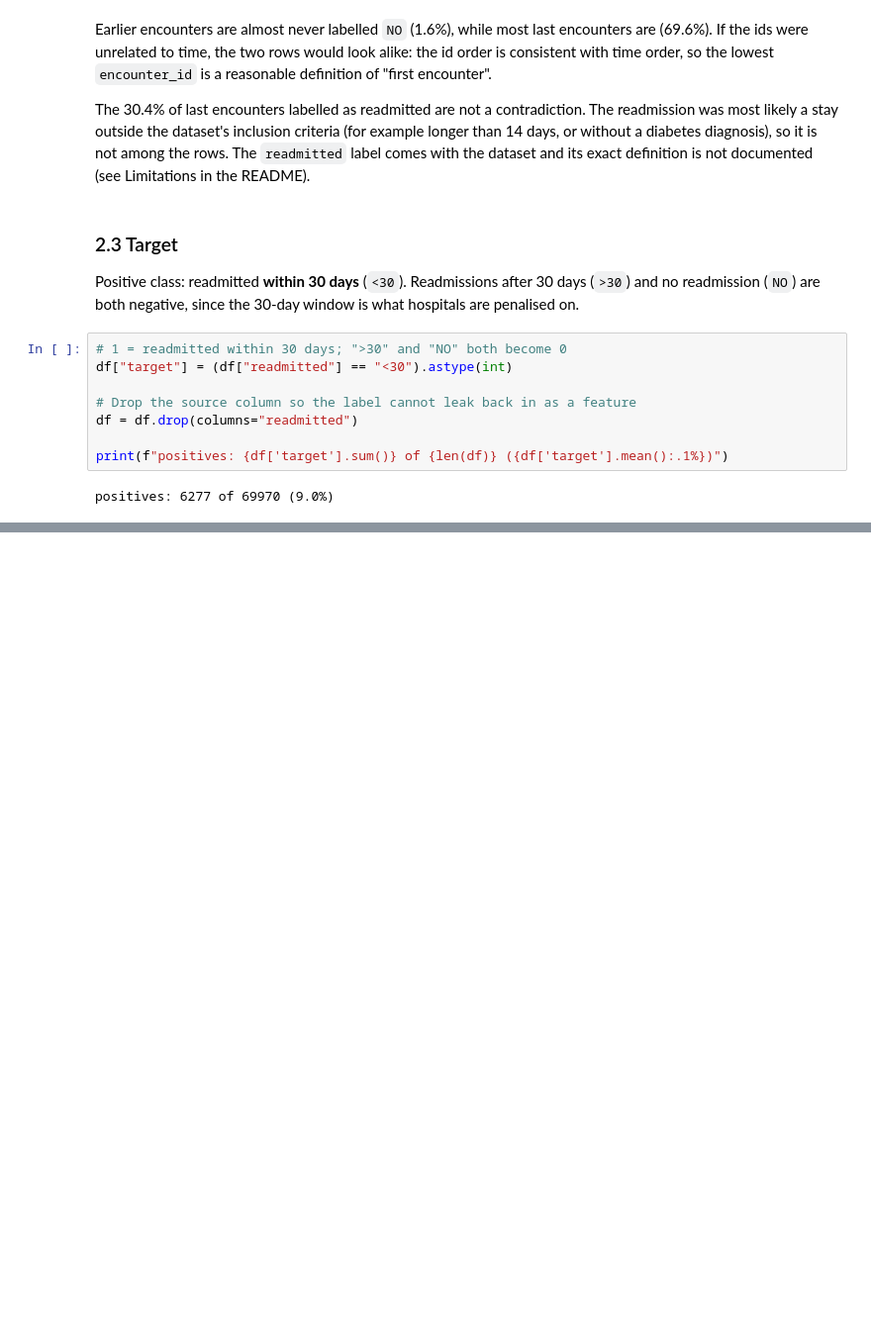
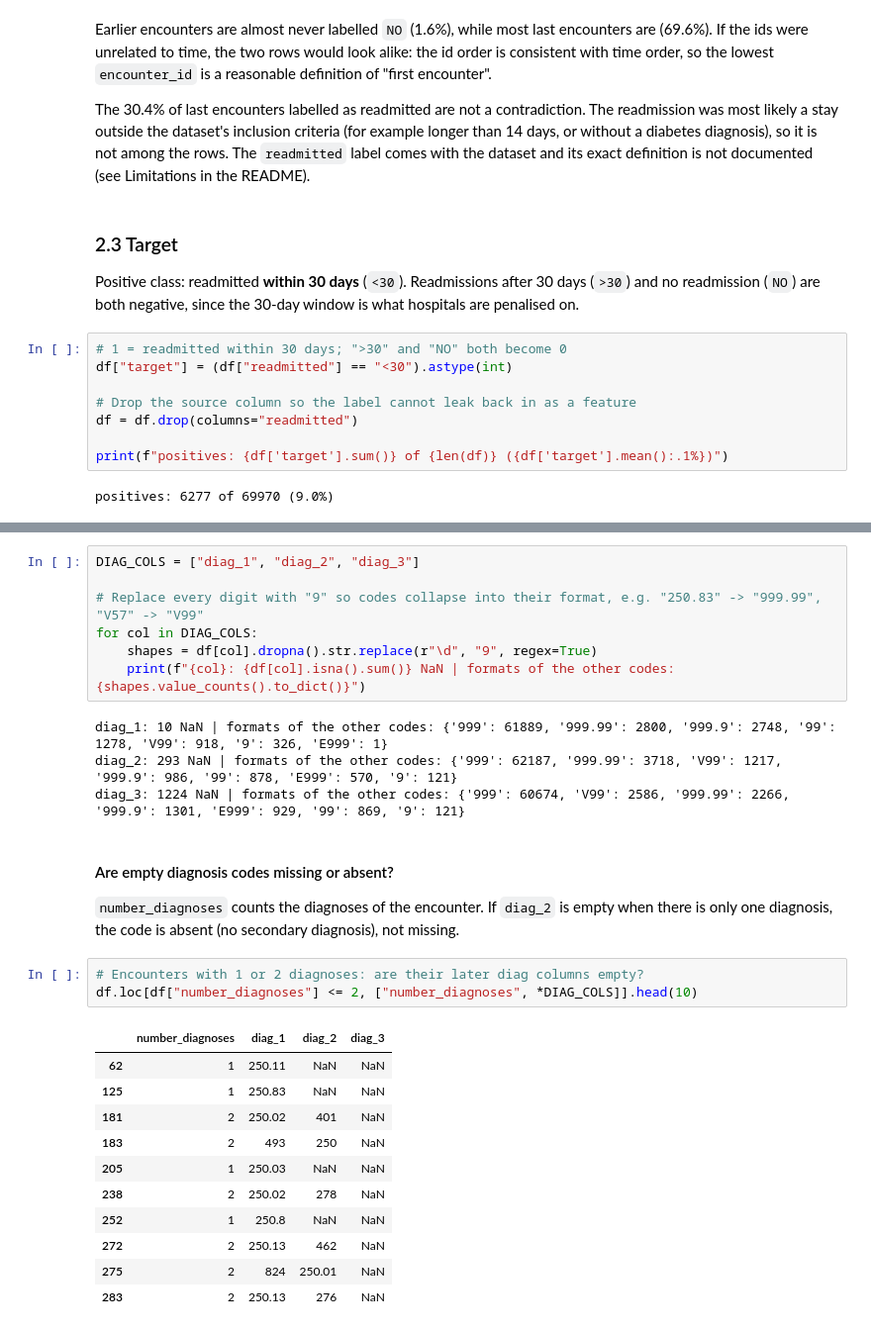
Before and after one commit to gigifumagalli/diabetes-readmission, a Jupyter notebook: notebooks/01_scoping_eda.ipynb, the cells around one changed output, grey strips where cells are left out. Shown at 99% size. Saved outputs shown, nothing was run; the diff lists cells and outputs as text; blank space fills up the shorter version.

Commit message:
Diagnosis groups: code shapes, absent vs missing, icd9_group with tests

```diff
--- a/notebooks/01_scoping_eda.ipynb
+++ b/notebooks/01_scoping_eda.ipynb
@@ -310,0 +317,31 @@ positives: 6277 of 69970 (9.0%)
+# %%
+DIAG_COLS = ["diag_1", "diag_2", "diag_3"]
+
+# Replace every digit with "9" so codes collapse into their format, e.g. "250.83" -> "999.99", "V57" -> "V99"
+for col in DIAG_COLS:
+    shapes = df[col].dropna().str.replace(r"\d", "9", regex=True)
+    print(f"{col}: {df[col].isna().sum()} NaN | formats of the other codes: {shapes.value_counts().to_dict()}")
+# %% [output]
+diag_1: 10 NaN | formats of the other codes: {'999': 61889, '999.99': 2800, '999.9': 2748, '99': 1278, 'V99': 918, '9': 326, 'E999': 1}
+diag_2: 293 NaN | formats of the other codes: {'999': 62187, '999.99': 3718, 'V99': 1217, '999.9': 986, '99': 878, 'E999': 570, '9': 121}
+diag_3: 1224 NaN | formats of the other codes: {'999': 60674, 'V99': 2586, '999.99': 2266, '999.9': 1301, 'E999': 929, '99': 869, '9': 121}
+# %% [markdown]
+#### Are empty diagnosis codes missing or absent?
+
+`number_diagnoses` counts the diagnoses of the encounter. If `diag_2` is empty when there is only one
+diagnosis, the code is absent (no secondary diagnosis), not missing.
+# %%
+# Encounters with 1 or 2 diagnoses: are their later diag columns empty?
+df.loc[df["number_diagnoses"] <= 2, ["number_diagnoses", *DIAG_COLS]].head(10)
+# %% [output]
+|  | number_diagnoses | diag_1 | diag_2 | diag_3 |
+| 62 | 1 | 250.11 | NaN | NaN |
+| 125 | 1 | 250.83 | NaN | NaN |
+| 181 | 2 | 250.02 | 401 | NaN |
+| 183 | 2 | 493 | 250 | NaN |
+| 205 | 1 | 250.03 | NaN | NaN |
+| 238 | 2 | 250.02 | 278 | NaN |
+| 252 | 1 | 250.8 | NaN | NaN |
+| 272 | 2 | 250.13 | 462 | NaN |
+| 275 | 2 | 824 | 250.01 | NaN |
+| 283 | 2 | 250.13 | 276 | NaN |
```
Also changed, not shown: parts of 5 cells of this notebook.
